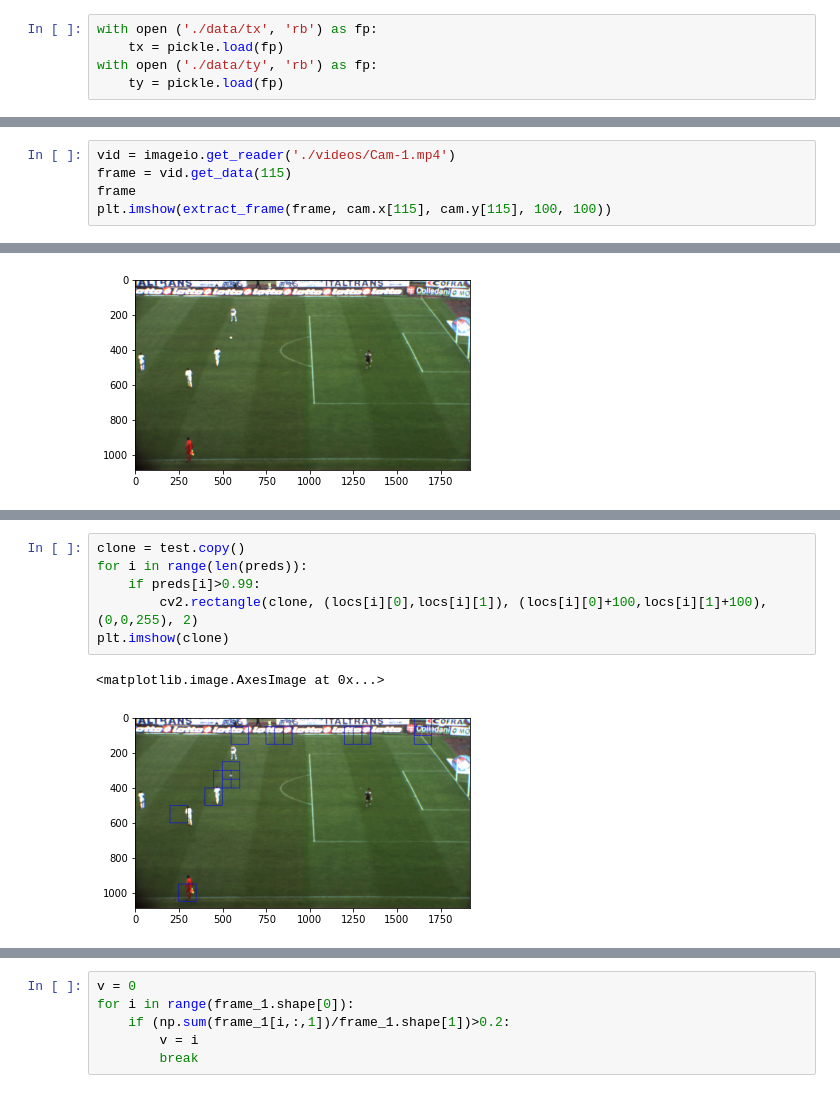
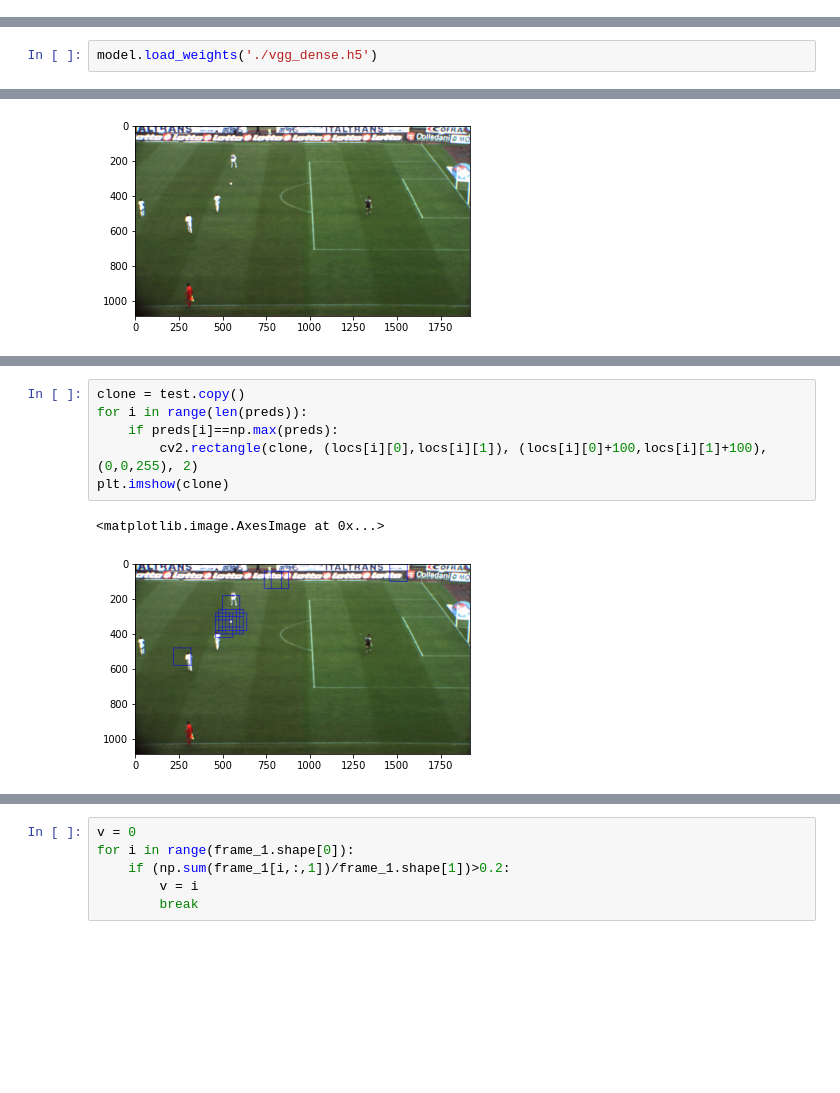
Before and after one commit to sid2610/HPE_Goal, a Jupyter notebook: BallTracking.ipynb, the cells around one changed output, grey strips where cells are left out. Saved outputs shown, nothing was run; the diff lists cells and outputs as text; blank space fills up the shorter version.

```diff
--- a/BallTracking.ipynb
+++ b/BallTracking.ipynb
@@ -257,8 +238,3 @@ shutil.make_archive('data_1', 'zip', './data_1')
-# %%
-with open ('./data/tx', 'rb') as fp:
-    tx = pickle.load(fp)
-with open ('./data/ty', 'rb') as fp:
-    ty = pickle.load(fp)
 # %%
 len(ty)
 # %% [output]
@@ -268,8 +244,3 @@ plt.imshow(tx[3600])
 # %% [output]
 <matplotlib.image.AxesImage at 0x...>
 [figure]
-# %%
-vid = imageio.get_reader('./videos/Cam-1.mp4')
-frame = vid.get_data(115)
-frame
-plt.imshow(extract_frame(frame, cam.x[115], cam.y[115], 100, 100))
@@ -383,3 +353,5 @@ _________________________________________________________________
+# %%
+model.load_weights('./vgg_dense.h5')
 # %%
 def sliding_window(img, win, step):
     for y in range(0,img.shape[0]-win[1],step):
@@ -569,9 +538,9 @@ array([[1.]], dtype=float32)
 # %%
 clone = test.copy()
 for i in range(len(preds)):
-    if preds[i]>0.99:
+    if preds[i]==np.max(preds):
         cv2.rectangle(clone, (locs[i][0],locs[i][1]), (locs[i][0]+100,locs[i][1]+100), (0,0,255), 2)
 plt.imshow(clone)
 # %% [output]
 <matplotlib.image.AxesImage at 0x...>
-[figure, old version]
+[figure, new version]
```
Also changed, not shown: parts of 22 cells of this notebook.
